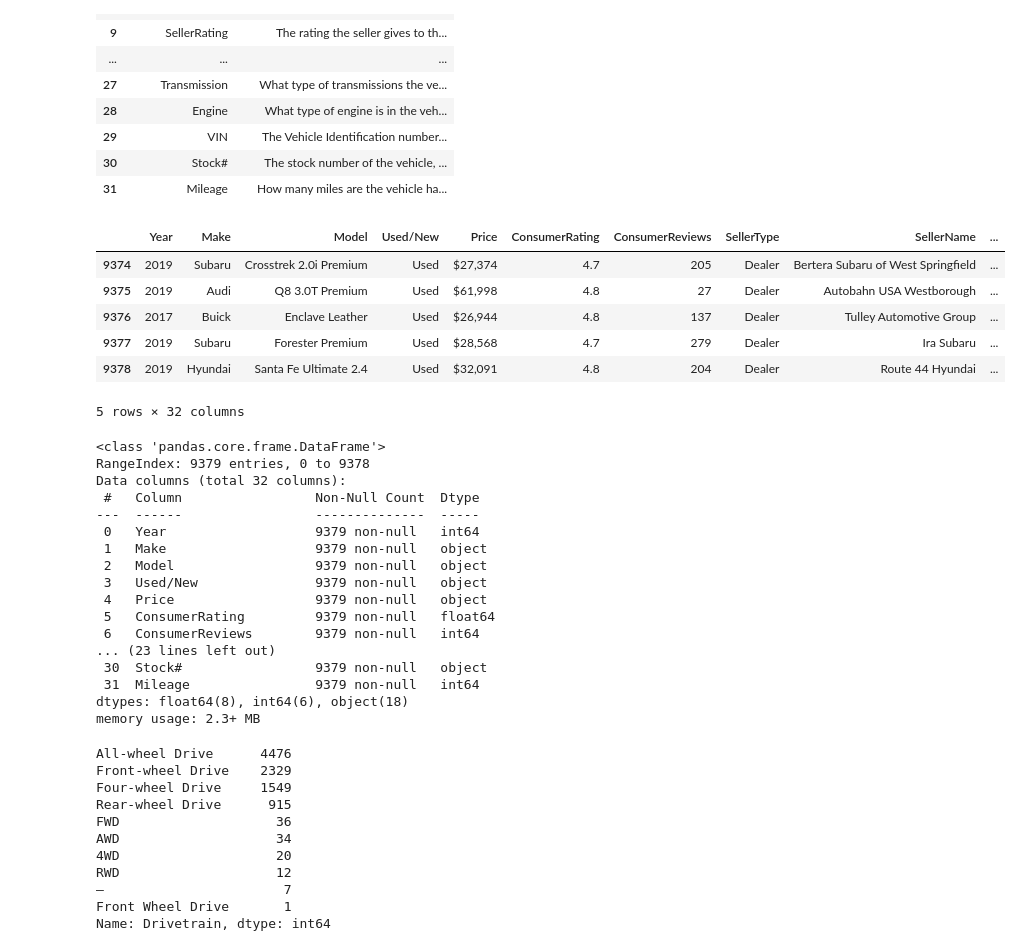
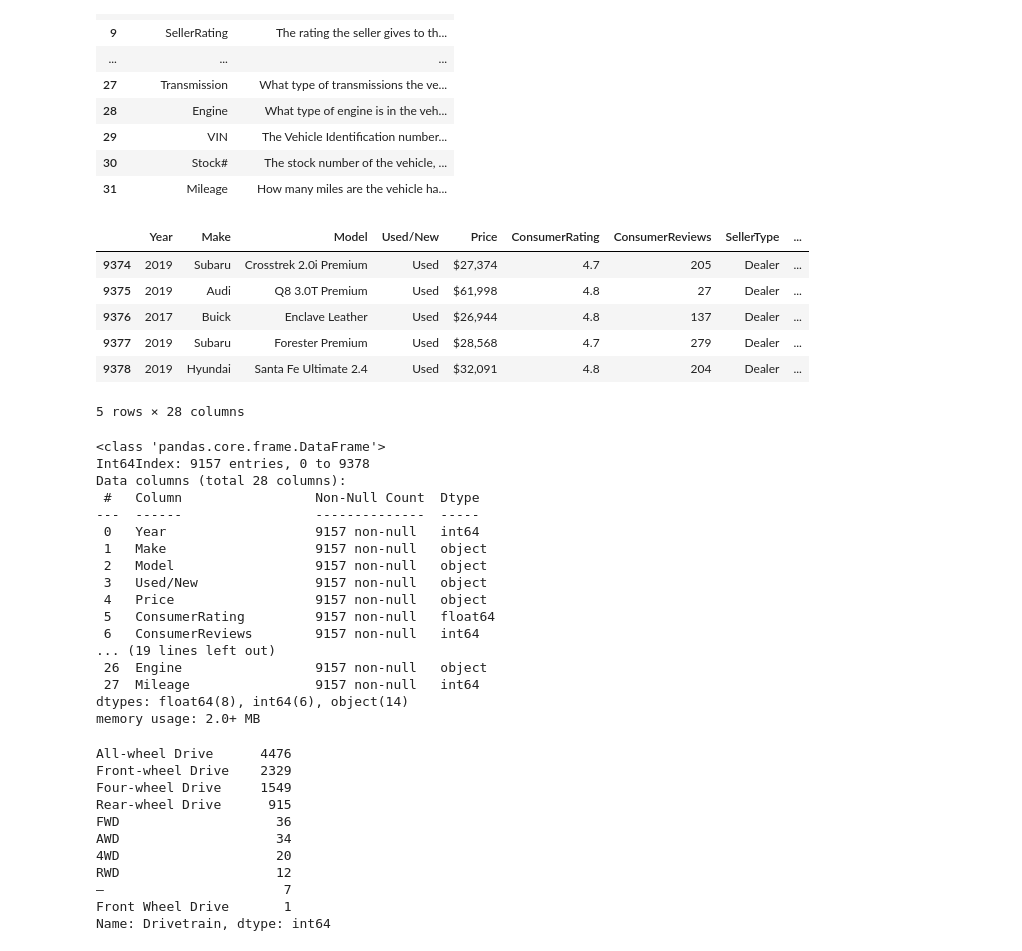
Before and after one commit to shanfty/CS_5265_ML_Project, a Jupyter notebook: CS_5262_Notebook.ipynb, the cells around one changed output. Cells and saved outputs as stored; diff of their text form; code cells hidden in the pictures.

Commit message:
Updated Feature Engineering and starting ML Pipeline

```diff
--- a/CS_5262_Notebook.ipynb
+++ b/CS_5262_Notebook.ipynb
@@ -55,34 +64,39 @@ display(data_dictionary)
 | 31 | Mileage | How many miles are the vehicle ha... |
 # %%
 cars = pd.read_csv("https://docs.google.com/spreadsheets/d/1L-jeVC6ujsiOxCZ578ngfKm1iuimJOyw8HOz765WVOM/export?format=csv&grid=")
+cars = cars.drop('StreetName', axis=1)
+cars = cars.drop('SellerName', axis=1)
+cars = cars.drop('Stock#', axis=1)
+cars = cars.drop('VIN', axis=1)
+cars = cars.dropna(subset=['DealType'])
 
 display(cars.tail(5))
 cars.info()
 # %% [output]
-|  | Year | Make | Model | Used/New | Price | ConsumerRating | ConsumerReviews | SellerType | SellerName | ... |
-| 9374 | 2019 | Subaru | Crosstrek 2.0i Premium | Used | $27,374 | 4.7 | 205 | Dealer | Bertera Subaru of West Springfield | ... |
-| 9375 | 2019 | Audi | Q8 3.0T Premium | Used | $61,998 | 4.8 | 27 | Dealer | Autobahn USA Westborough | ... |
-| 9376 | 2017 | Buick | Enclave Leather | Used | $26,944 | 4.8 | 137 | Dealer | Tulley Automotive Group | ... |
-| 9377 | 2019 | Subaru | Forester Premium | Used | $28,568 | 4.7 | 279 | Dealer | Ira Subaru | ... |
-| 9378 | 2019 | Hyundai | Santa Fe Ultimate 2.4 | Used | $32,091 | 4.8 | 204 | Dealer | Route 44 Hyundai | ... |
+|  | Year | Make | Model | Used/New | Price | ConsumerRating | ConsumerReviews | SellerType | ... |
+| 9374 | 2019 | Subaru | Crosstrek 2.0i Premium | Used | $27,374 | 4.7 | 205 | Dealer | ... |
+| 9375 | 2019 | Audi | Q8 3.0T Premium | Used | $61,998 | 4.8 | 27 | Dealer | ... |
+| 9376 | 2017 | Buick | Enclave Leather | Used | $26,944 | 4.8 | 137 | Dealer | ... |
+| 9377 | 2019 | Subaru | Forester Premium | Used | $28,568 | 4.7 | 279 | Dealer | ... |
+| 9378 | 2019 | Hyundai | Santa Fe Ultimate 2.4 | Used | $32,091 | 4.8 | 204 | Dealer | ... |
-5 rows × 32 columns
+5 rows × 28 columns
 <class 'pandas.core.frame.DataFrame'>
-RangeIndex: 9379 entries, 0 to 9378
-Data columns (total 32 columns):
+Int64Index: 9157 entries, 0 to 9378
+Data columns (total 28 columns):
  #   Column                 Non-Null Count  Dtype
 ---  ------                 --------------  -----
- 0   Year                   9379 non-null   int64
- 1   Make                   9379 non-null   object
- 2   Model                  9379 non-null   object
- 3   Used/New               9379 non-null   object
- 4   Price                  9379 non-null   object
- 5   ConsumerRating         9379 non-null   float64
- 6   ConsumerReviews        9379 non-null   int64
-... (23 lines left out)
- 30  Stock#                 9379 non-null   object
- 31  Mileage                9379 non-null   int64
-dtypes: float64(8), int64(6), object(18)
-memory usage: 2.3+ MB
+ 0   Year                   9157 non-null   int64
+ 1   Make                   9157 non-null   object
+ 2   Model                  9157 non-null   object
+ 3   Used/New               9157 non-null   object
+ 4   Price                  9157 non-null   object
+ 5   ConsumerRating         9157 non-null   float64
+ 6   ConsumerReviews        9157 non-null   int64
+... (19 lines left out)
+ 26  Engine                 9157 non-null   object
+ 27  Mileage                9157 non-null   int64
+dtypes: float64(8), int64(6), object(14)
+memory usage: 2.0+ MB
 # %%
 cars['Drivetrain'].value_counts()
 # %% [output]
```
Also changed, not shown: parts of 30 cells of this notebook.
